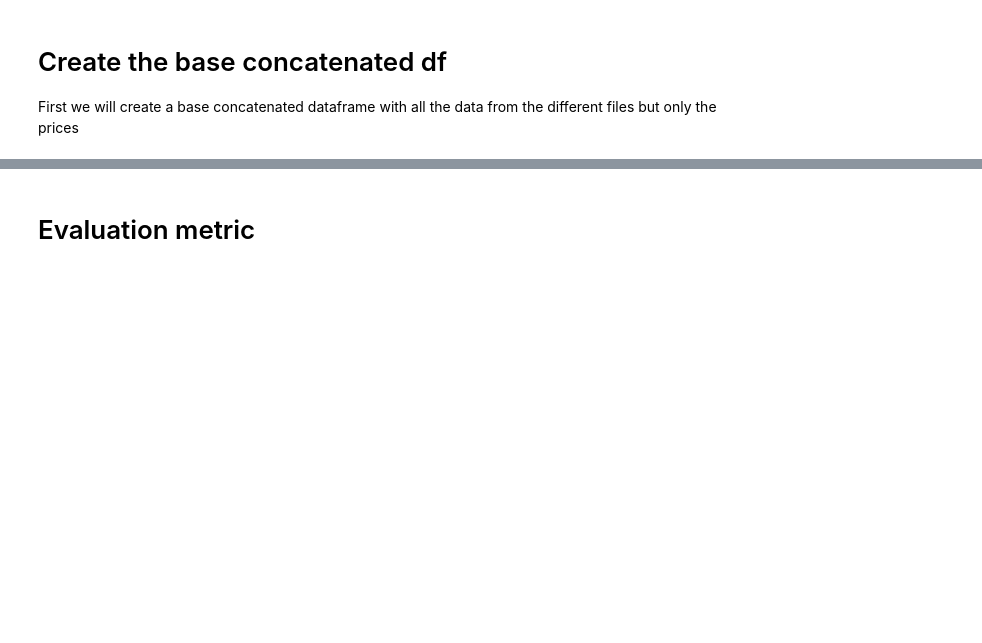
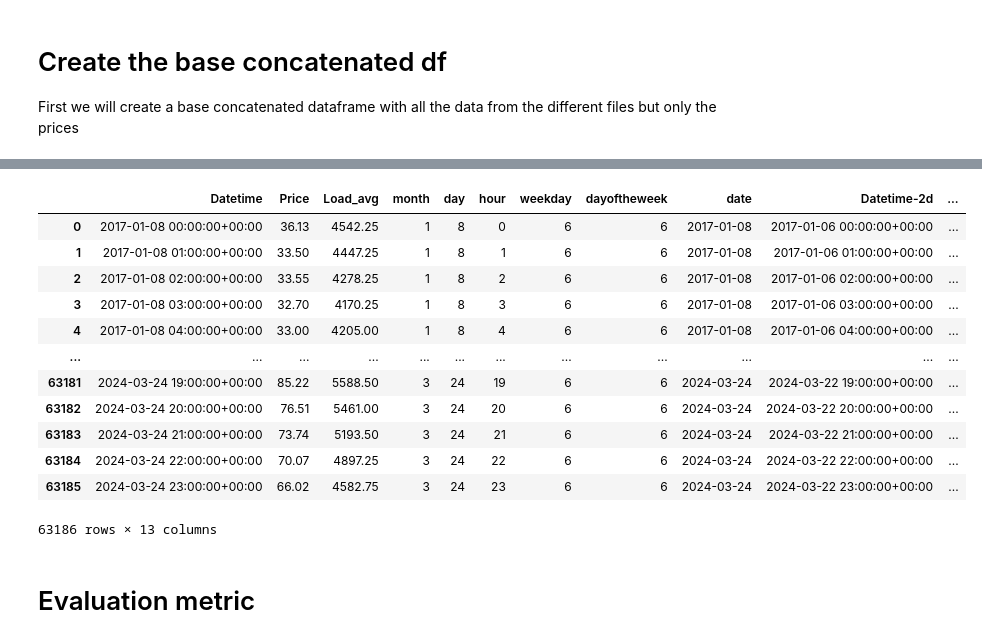
Before and after one commit to BotondProhaszka/msc_szakdolgozat, a Jupyter notebook: main.ipynb, the cells around one changed output, grey strips where cells are left out. Drawn from its saved outputs; the diff is of its cells as text; code cells hidden in the pictures; blank space fills up the shorter version.

```diff
--- a/main.ipynb
+++ b/main.ipynb
@@ -166,0 +169,11 @@ df
+# %%
+df['month'] = df['Datetime'].dt.month
+df['day'] = df['Datetime'].dt.day
+df['hour'] = df['Datetime'].dt.hour
+df['weekday'] = df['Datetime'].dt.weekday
+df['dayoftheweek'] = df['Datetime'].dt.dayofweek
+df['date'] = df['Datetime'].dt.date
+# %%
+month_dummies = pd.get_dummies(df['month'], prefix='month', drop_first=True)
+dayofweek_dummies = pd.get_dummies(df['dayoftheweek'], prefix='dayofweek', drop_first=True)
+df = pd.concat([df, month_dummies, dayofweek_dummies], axis=1)
@@ -166,0 +182,8 @@ df
+# %%
+df['Datetime-2d'] = df['Datetime'] + pd.to_timedelta(-2, unit='day')
+df['Datetime-7d'] = df['Datetime'] + pd.to_timedelta(-7, unit='day')
+
+terheles_map = df.set_index('Datetime')['Price']
+
+df['Price-2d'] = df['Datetime-2d'].map(terheles_map)
+df['Price-7d'] = df['Datetime-7d'].map(terheles_map)
@@ -166,0 +207,18 @@ df
+# %%
+df = df.dropna().reset_index(drop=True)
+# %%
+df
+# %% [output]
+|  | Datetime | Price | Load_avg | month | day | hour | weekday | dayoftheweek | date | Datetime-2d | ... |
+| 0 | 2017-01-08 00:00:00+00:00 | 36.13 | 4542.25 | 1 | 8 | 0 | 6 | 6 | 2017-01-08 | 2017-01-06 00:00:00+00:00 | ... |
+| 1 | 2017-01-08 01:00:00+00:00 | 33.50 | 4447.25 | 1 | 8 | 1 | 6 | 6 | 2017-01-08 | 2017-01-06 01:00:00+00:00 | ... |
+| 2 | 2017-01-08 02:00:00+00:00 | 33.55 | 4278.25 | 1 | 8 | 2 | 6 | 6 | 2017-01-08 | 2017-01-06 02:00:00+00:00 | ... |
+| 3 | 2017-01-08 03:00:00+00:00 | 32.70 | 4170.25 | 1 | 8 | 3 | 6 | 6 | 2017-01-08 | 2017-01-06 03:00:00+00:00 | ... |
+| 4 | 2017-01-08 04:00:00+00:00 | 33.00 | 4205.00 | 1 | 8 | 4 | 6 | 6 | 2017-01-08 | 2017-01-06 04:00:00+00:00 | ... |
+| ... | ... | ... | ... | ... | ... | ... | ... | ... | ... | ... | ... |
+| 63181 | 2024-03-24 19:00:00+00:00 | 85.22 | 5588.50 | 3 | 24 | 19 | 6 | 6 | 2024-03-24 | 2024-03-22 19:00:00+00:00 | ... |
+| 63182 | 2024-03-24 20:00:00+00:00 | 76.51 | 5461.00 | 3 | 24 | 20 | 6 | 6 | 2024-03-24 | 2024-03-22 20:00:00+00:00 | ... |
+| 63183 | 2024-03-24 21:00:00+00:00 | 73.74 | 5193.50 | 3 | 24 | 21 | 6 | 6 | 2024-03-24 | 2024-03-22 21:00:00+00:00 | ... |
+| 63184 | 2024-03-24 22:00:00+00:00 | 70.07 | 4897.25 | 3 | 24 | 22 | 6 | 6 | 2024-03-24 | 2024-03-22 22:00:00+00:00 | ... |
+| 63185 | 2024-03-24 23:00:00+00:00 | 66.02 | 4582.75 | 3 | 24 | 23 | 6 | 6 | 2024-03-24 | 2024-03-22 23:00:00+00:00 | ... |
+63186 rows × 13 columns
```
Also changed, not shown: parts of 34 cells of this notebook.
